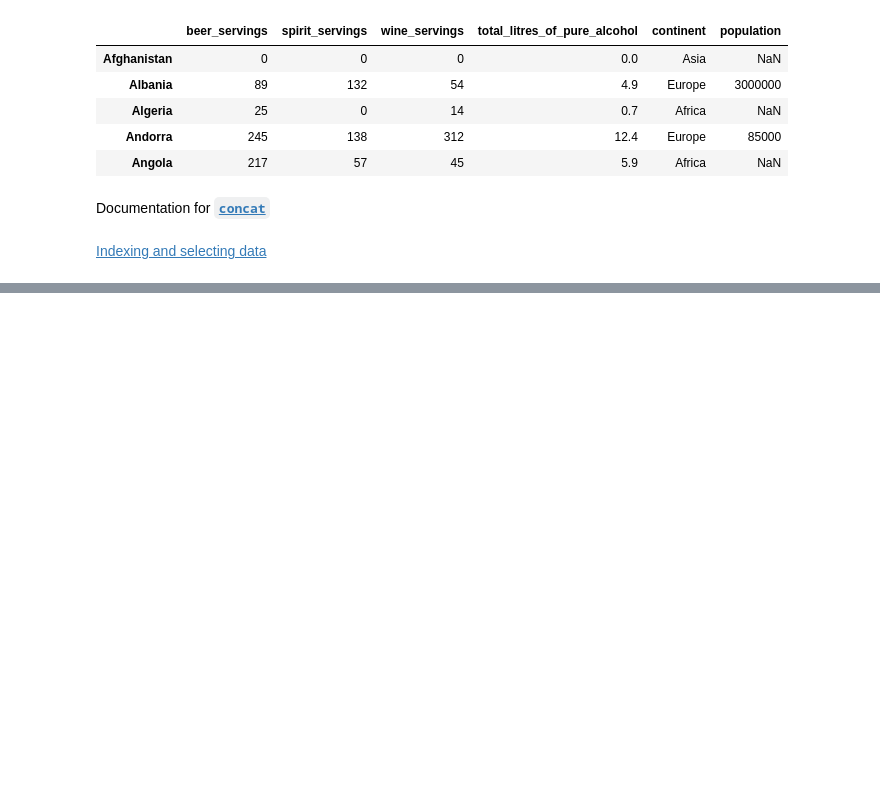
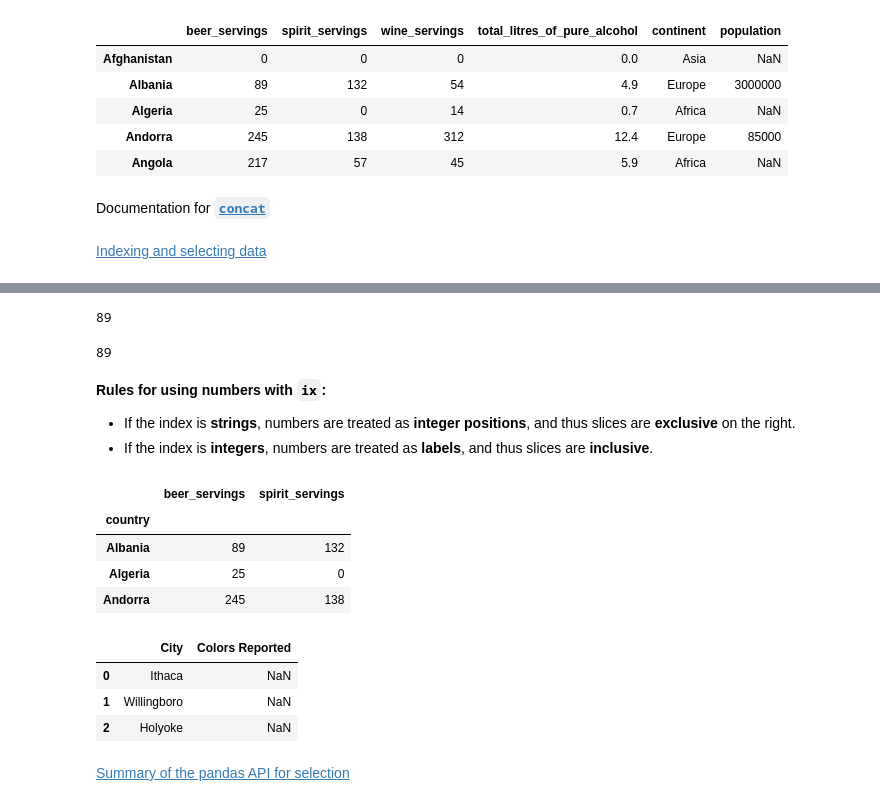
Before and after one commit to justmarkham/pandas-videos, a Jupyter notebook: pandas.ipynb, the cells around one changed output, grey strips where cells are left out. Cells and saved outputs as stored; diff of their text form; code cells hidden in the pictures; blank space fills up the shorter version.

```diff
--- a/pandas.ipynb
+++ b/pandas.ipynb
@@ -1670,0 +1838,4 @@ Documentation for [**`concat`**](http://pandas.pydata.org/pandas-docs/stable/gen
+# %%
+# read a dataset of alcohol consumption into a DataFrame and set 'country' as the index
+drinks = pd.read_csv('http://bit.ly/drinksbycountry', index_col='country')
+drinks.head()
@@ -1670,0 +1850,34 @@ Documentation for [**`concat`**](http://pandas.pydata.org/pandas-docs/stable/gen
+# %%
+# row with label 'Albania', column in position 0
+drinks.ix['Albania', 0]
+# %% [output]
+89
+# %%
+# row in position 1, column with label 'beer_servings'
+drinks.ix[1, 'beer_servings']
+# %% [output]
+89
+# %% [markdown]
+**Rules for using numbers with `ix`:**
+
+- If the index is **strings**, numbers are treated as **integer positions**, and thus slices are **exclusive** on the right.
+- If the index is **integers**, numbers are treated as **labels**, and thus slices are **inclusive**.
+# %%
+# rows 'Albania' through 'Andorra' (inclusive), columns in positions 0 through 2 (exclusive)
+drinks.ix['Albania':'Andorra', 0:2]
+# %% [output]
+|  | beer_servings | spirit_servings |
+| country |  |  |
+| Albania | 89 | 132 |
+| Algeria | 25 | 0 |
+| Andorra | 245 | 138 |
+# %%
+# rows 0 through 2 (inclusive), columns in positions 0 through 2 (exclusive)
+ufo.ix[0:2, 0:2]
+# %% [output]
+|  | City | Colors Reported |
+| 0 | Ithaca | NaN |
+| 1 | Willingboro | NaN |
+| 2 | Holyoke | NaN |
+# %% [markdown]
+[Summary of the pandas API for selection](https://github.com/pydata/pandas/issues/9595)
```
Also changed, not shown: parts of 23 cells of this notebook, 1 other file.
